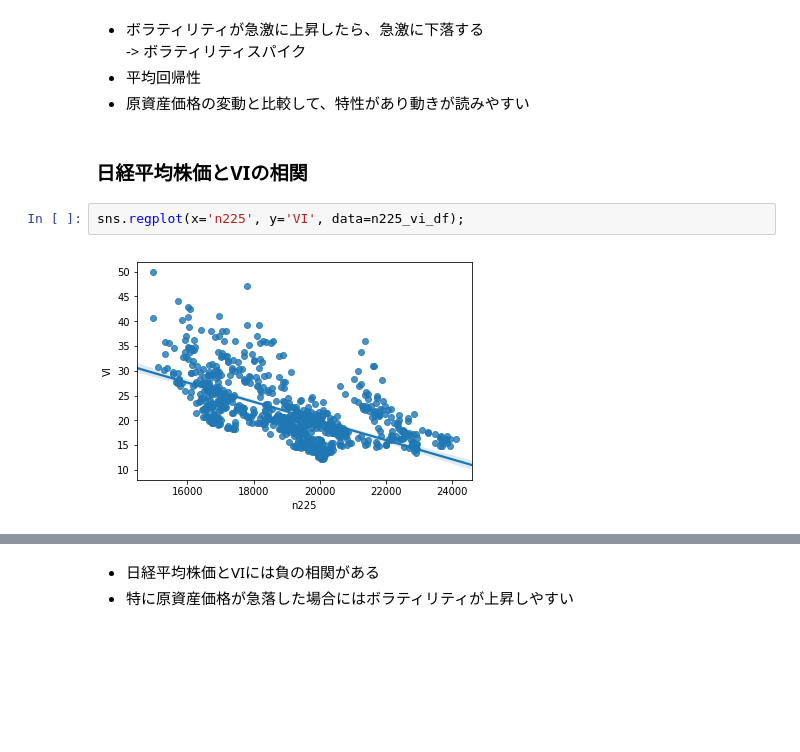
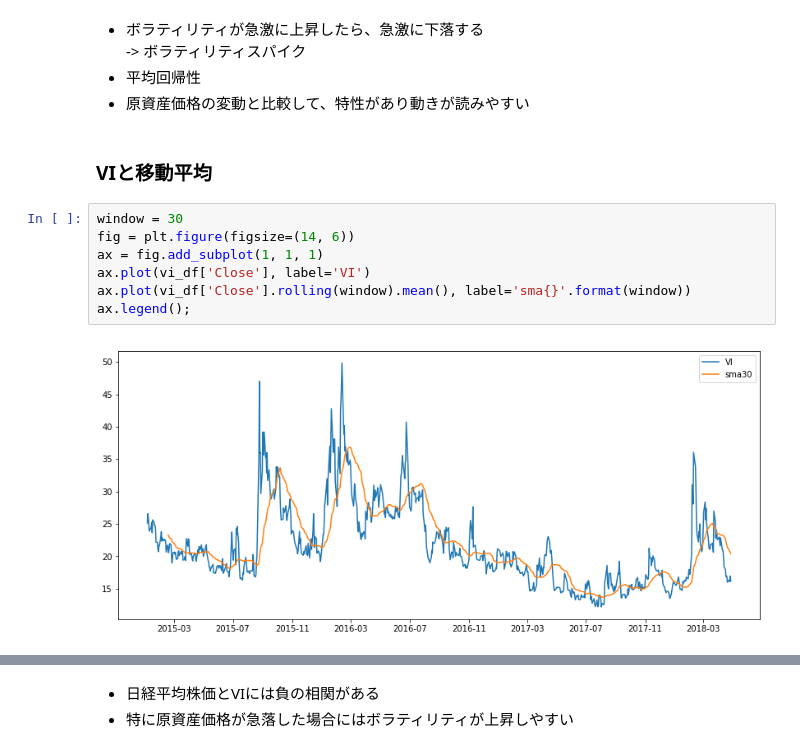
Before and after one commit to drillan/option-old, a Jupyter notebook: VolatilityFeature.ipynb, the cells around one changed output, grey strips where cells are left out. Saved outputs shown, nothing was run; the diff lists cells and outputs as text; blank space fills up the shorter version.

```diff
--- a/VolatilityFeature.ipynb
+++ b/VolatilityFeature.ipynb
@@ -75,8 +75,13 @@ n225_vi_df.dropna().plot(subplots=True, figsize=(14, 6));
 * 平均回帰性
 * 原資産価格の変動と比較して、特性があり動きが読みやすい
 # %% [markdown]
-### 日経平均株価とVIの相関
+### VIと移動平均
-# %%
-sns.regplot(x='n225', y='VI', data=n225_vi_df);
-# %% [output]
-[figure, removed]
+# %%
+window = 30
+fig = plt.figure(figsize=(14, 6))
+ax = fig.add_subplot(1, 1, 1)
+ax.plot(vi_df['Close'], label='VI')
+ax.plot(vi_df['Close'].rolling(window).mean(), label='sma{}'.format(window))
+ax.legend();
+# %% [output]
+[figure, added]
```
Also changed, not shown: parts of 10 cells of this notebook, 7 other files.
